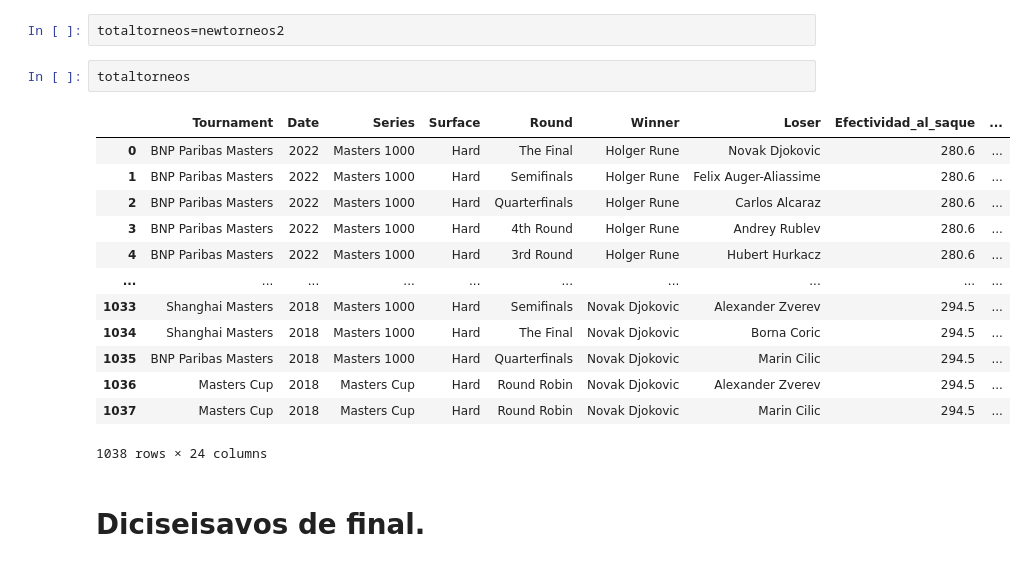
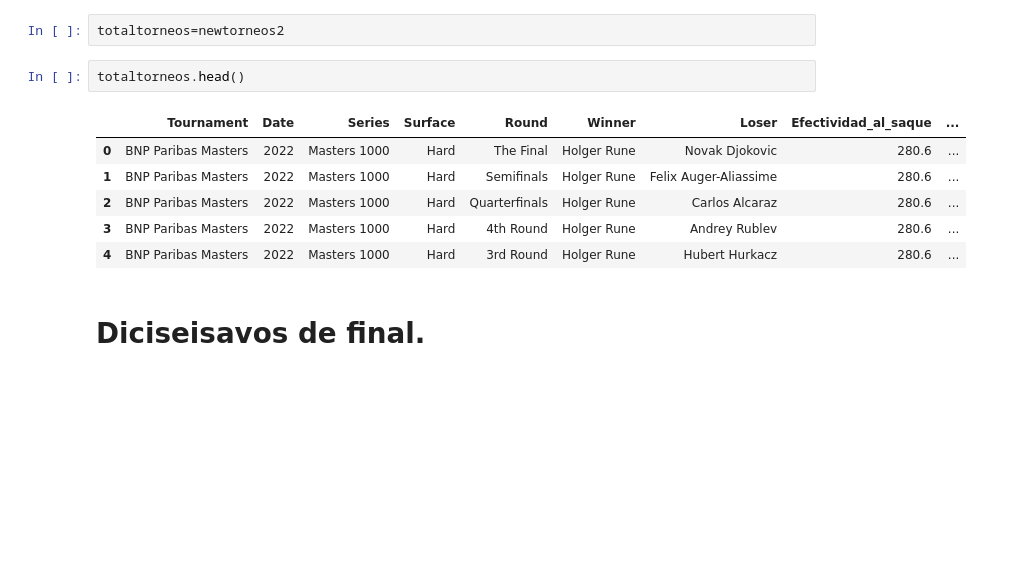
Before and after one commit to AnaChaparro/Final-Project-Tennis, a Jupyter notebook: src/ML.ipynb, the cells around one changed output. Saved outputs shown, nothing was run; the diff lists cells and outputs as text; blank space fills up the shorter version.

```diff
--- a/src/ML.ipynb
+++ b/src/ML.ipynb
@@ -290,21 +290,14 @@ newtorneos2 =newtorneos1.merge(efectividadespresion, on = ['Winner','Date','Surf
 # %%
 totaltorneos=newtorneos2
 # %%
-totaltorneos
+totaltorneos.head()
 # %% [output]
 |  | Tournament | Date | Series | Surface | Round | Winner | Loser | Efectividad_al_saque | ... |
 | 0 | BNP Paribas Masters | 2022 | Masters 1000 | Hard | The Final | Holger Rune | Novak Djokovic | 280.6 | ... |
 | 1 | BNP Paribas Masters | 2022 | Masters 1000 | Hard | Semifinals | Holger Rune | Felix Auger-Aliassime | 280.6 | ... |
 | 2 | BNP Paribas Masters | 2022 | Masters 1000 | Hard | Quarterfinals | Holger Rune | Carlos Alcaraz | 280.6 | ... |
 | 3 | BNP Paribas Masters | 2022 | Masters 1000 | Hard | 4th Round | Holger Rune | Andrey Rublev | 280.6 | ... |
 | 4 | BNP Paribas Masters | 2022 | Masters 1000 | Hard | 3rd Round | Holger Rune | Hubert Hurkacz | 280.6 | ... |
-| ... | ... | ... | ... | ... | ... | ... | ... | ... | ... |
-| 1033 | Shanghai Masters | 2018 | Masters 1000 | Hard | Semifinals | Novak Djokovic | Alexander Zverev | 294.5 | ... |
-| 1034 | Shanghai Masters | 2018 | Masters 1000 | Hard | The Final | Novak Djokovic | Borna Coric | 294.5 | ... |
-| 1035 | BNP Paribas Masters | 2018 | Masters 1000 | Hard | Quarterfinals | Novak Djokovic | Marin Cilic | 294.5 | ... |
-| 1036 | Masters Cup | 2018 | Masters Cup | Hard | Round Robin | Novak Djokovic | Alexander Zverev | 294.5 | ... |
-| 1037 | Masters Cup | 2018 | Masters Cup | Hard | Round Robin | Novak Djokovic | Marin Cilic | 294.5 | ... |
-1038 rows × 24 columns
 # %% [markdown]
 # Diciseisavos de final.
 # %% [markdown]
```
Also changed, not shown: parts of 65 cells of this notebook.
